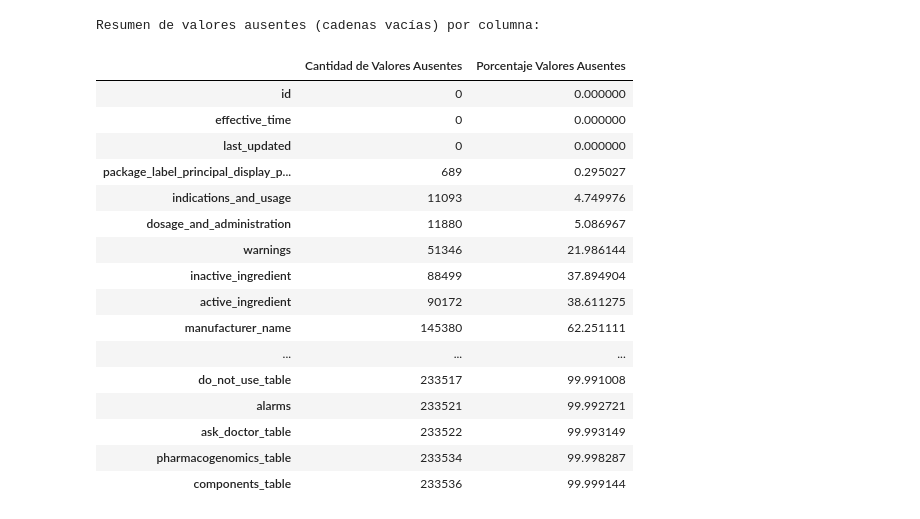
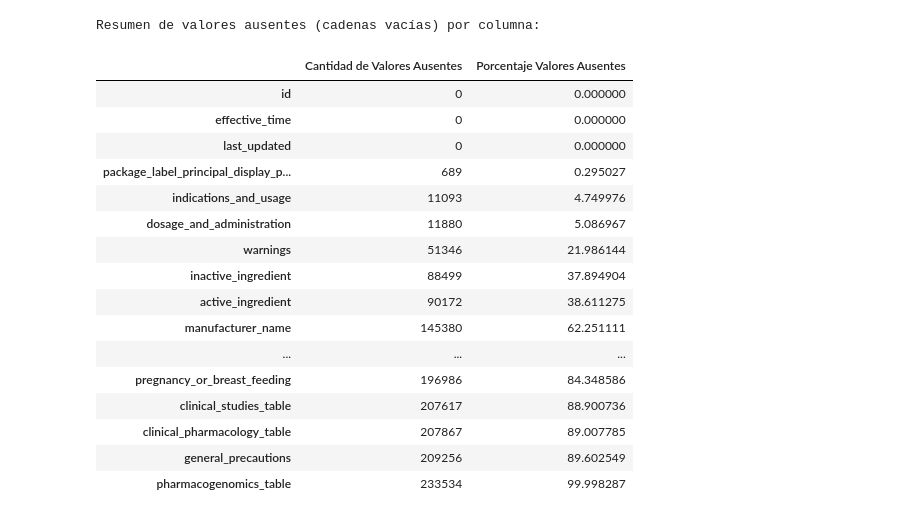
Before and after one commit to ljham/TFM-drugsGenerative, a Jupyter notebook: _EDA.ipynb, the cells around one changed output. Cells and saved outputs as stored; diff of their text form; code cells hidden in the pictures.

```diff
--- a/_EDA.ipynb
+++ b/_EDA.ipynb
@@ -26,8 +30,5 @@ except:
     DATASET_FOLDER = os.path.join("/kaggle/input", PROJECT_NAME)
 # %%
 # Variables Globales
-USE_ALL_DATASET = False
-NUMBER_ELEMENT = 1000
-
-path_dataset = os.path.join(PROJECT_NAME, "dataset/drugs_data.parquet")
-path_dataset
+path_data_input_parquet_file = os.path.join(PROJECT_NAME, "dataset/drugs_data.parquet")
+path_data_output_parquet_file = os.path.join(PROJECT_NAME, "dataset/drugs_data_final.parquet")
@@ -36,5 +35,5 @@ path_dataset
 # %%
-df_drugs = pd.read_parquet(path_dataset)
+df_drugs = pd.read_parquet(path_data_input_parquet_file)
 # %%
 # Visualización de las primeras filas:
 display(df_drugs.head(3))
@@ -77,37 +88,37 @@ display(df_drugs.describe())
 # %%
 # Contar la cantidad de cadenas vacías en cada columna
-cantidad_cadenas_vacias = (df_drugs == "").sum()
+cantidad_cadenas_vacias = (df_drugs.apply(lambda x: x.str.len() == 0)).sum()
 
 # Calcular el porcentaje de cadenas vacías en cada columna
-porcentaje_cadenas_vacias = (df_drugs == "").mean() * 100
+porcentaje_cadenas_vacias = (df_drugs.apply(lambda x: x.str.len() == 0)).mean() * 100
 
 # Combinar ambos resultados en un DataFrame
 resumen_ausentes = pd.DataFrame({
     'Cantidad de Valores Ausentes': cantidad_cadenas_vacias.sort_values(),
     'Porcentaje Valores Ausentes': porcentaje_cadenas_vacias.sort_values()
 })
 
 # Aplicar formato de porcentaje a dos decimales en la columna de porcentaje
 #resumen_ausentes['Porcentaje Valores Ausentes'] = resumen_ausentes['Porcentaje Valores Ausentes'].map("{:.2f}%".format)
 
 print("Resumen de valores ausentes (cadenas vacías) por columna:")
 display(resumen_ausentes)
 # %% [output]
 Resumen de valores ausentes (cadenas vacías) por columna:
 |  | Cantidad de Valores Ausentes | Porcentaje Valores Ausentes |
 | id | 0 | 0.000000 |
 | effective_time | 0 | 0.000000 |
 | last_updated | 0 | 0.000000 |
 | package_label_principal_display_p... | 689 | 0.295027 |
 | indications_and_usage | 11093 | 4.749976 |
 | dosage_and_administration | 11880 | 5.086967 |
 | warnings | 51346 | 21.986144 |
 | inactive_ingredient | 88499 | 37.894904 |
 | active_ingredient | 90172 | 38.611275 |
 | manufacturer_name | 145380 | 62.251111 |
 | ... | ... | ... |
-| do_not_use_table | 233517 | 99.991008 |
-| alarms | 233521 | 99.992721 |
-| ask_doctor_table | 233522 | 99.993149 |
+| pregnancy_or_breast_feeding | 196986 | 84.348586 |
+| clinical_studies_table | 207617 | 88.900736 |
+| clinical_pharmacology_table | 207867 | 89.007785 |
+| general_precautions | 209256 | 89.602549 |
 | pharmacogenomics_table | 233534 | 99.998287 |
-| components_table | 233536 | 99.999144 |
```
Also changed, not shown: parts of 25 cells of this notebook, 1 other file.
